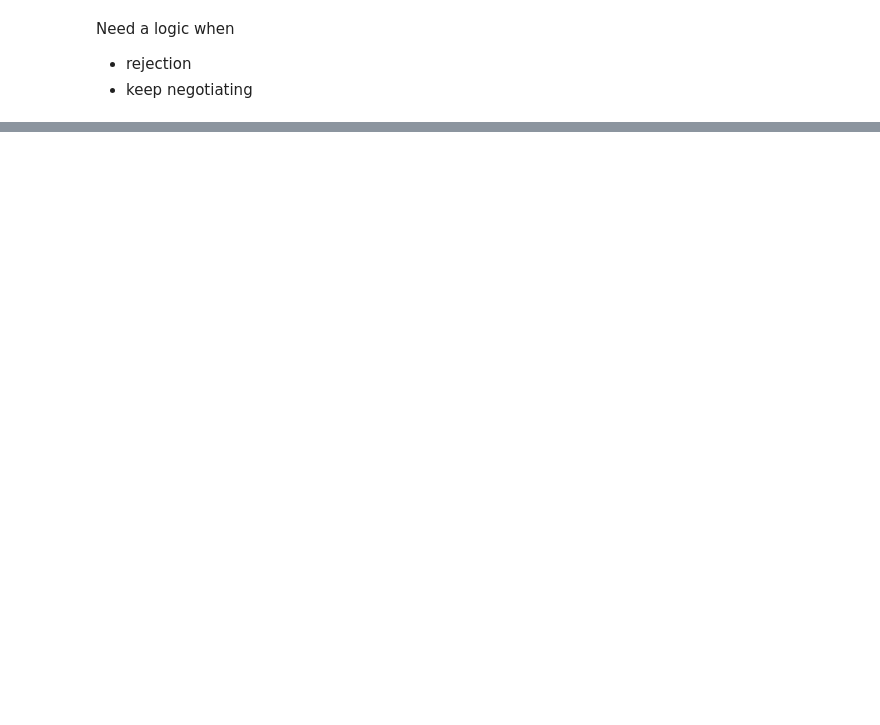
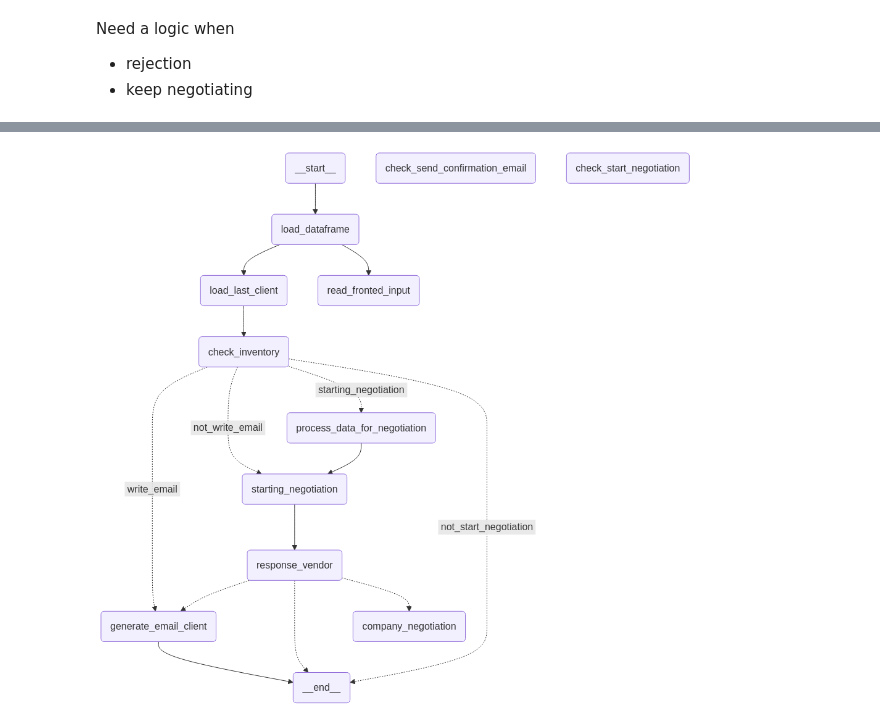
Before and after one commit to nursaltyn/ai_powered_client_maintanence, a Jupyter notebook: pipeline.ipynb, the cells around one changed output, grey strips where cells are left out. Drawn from its saved outputs; the diff is of its cells as text; code cells hidden in the pictures; blank space fills up the shorter version.

```diff
--- a/pipeline.ipynb
+++ b/pipeline.ipynb
@@ -563,0 +637,78 @@ What do you call a cat that lives in an igloo? A purr-mafrost eskimew! And what
+# %%
+# Add input coming from Frontend
+# Client check?
+# Negotiation
+
+# Build workflow
+print('start')
+workflow = StateGraph(State)
+
+# Add nodes
+print('add nodes')
+workflow.add_node("load_dataframe", load_dataframe)  # Load DataFrame first
+workflow.add_node("read_fronted_input", read_fronted_input)
+workflow.add_node("load_last_client", load_last_client)  # Load DataFrame first
+workflow.add_node("check_inventory", check_inventory)
+workflow.add_node("check_send_confirmation_email", check_send_confirmation_email)
+workflow.add_node("check_start_negotiation", check_start_negotiation)
+workflow.add_node("generate_email_client", generate_email_client)
+workflow.add_node('process_data_for_negotiation', process_data_for_negotiation)
+workflow.add_node("starting_negotiation", starting_negotiation)
+workflow.add_node("company_negotiation", company_negotiation)
+workflow.add_node("response_vendor", response_vendor)
+# workflow.add_node("parse_numbers", parse_numbers)
+
+
+# Add edges to connect nodes
+
+# Start by processing the last client data
+print('add edges')
+# Start by loading the dataframe
+workflow.add_edge(START, "load_dataframe")
+# After loading, check the inventory
+workflow.add_edge("load_dataframe", "read_fronted_input")
+# Check if it was negotiation/client
+workflow.add_conditional_edges(
+    "check_inventory", check_send_confirmation_email, {"write_email": "generate_email_client", "not_write_email": 'starting_negotiation'}
+)
+
+workflow.add_edge("load_dataframe", "load_last_client")
+workflow.add_edge("load_last_client", "check_inventory")
+# workflow.add_conditional_edges(
+#     "check_inventory", check_send_confirmation_email, {"write_email": "generate_email_client", "not_write_email": 'starting_negotiation'}
+# )
+
+workflow.add_conditional_edges(
+    "check_inventory", check_start_negotiation, {"starting_negotiation": "process_data_for_negotiation", "not_start_negotiation": END}
+)
+workflow.add_edge("process_data_for_negotiation", "starting_negotiation")
+
+workflow.add_edge("starting_negotiation", "response_vendor")
+# TODO: add parsing deals numbers
+# workflow.add_edge("parse_deals", "response_vendor")
+
+workflow.add_conditional_edges(
+    "response_vendor",
+    lambda state: "generate_email_client" if state["agreement_reached"] else (
+        END if state["negotiation_attempts"] >= 3 else "company_negotiation"
+    ),
+    {"generate_email_client": "generate_email_client", END: END, "company_negotiation": "company_negotiation"}
+)
+
+# After company negotiation, parse new deal terms before going back to the vendor
+# workflow.add_edge("company_negotiation", "parse_deals")
+
+# Continue to contract signing if agreement is reached
+# workflow.add_edge("sign_a_contract", END)
+
+
+workflow.add_edge("generate_email_client", END)
+
+# Compile
+print('compile')
+chain = workflow.compile()
+
+print('display')
+# Show workflow
+display(Image(chain.get_graph().draw_mermaid_png()))
+# %% [output]
@@ -563,0 +720 @@ What do you call a cat that lives in an igloo? A purr-mafrost eskimew! And what
+[figure, added]
```
Also changed, not shown: parts of 17 cells of this notebook, 7 other files.
